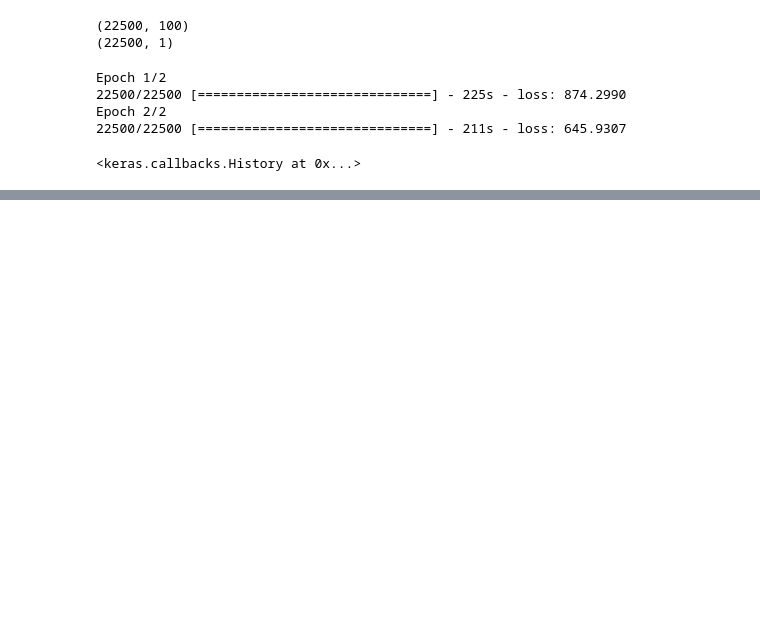
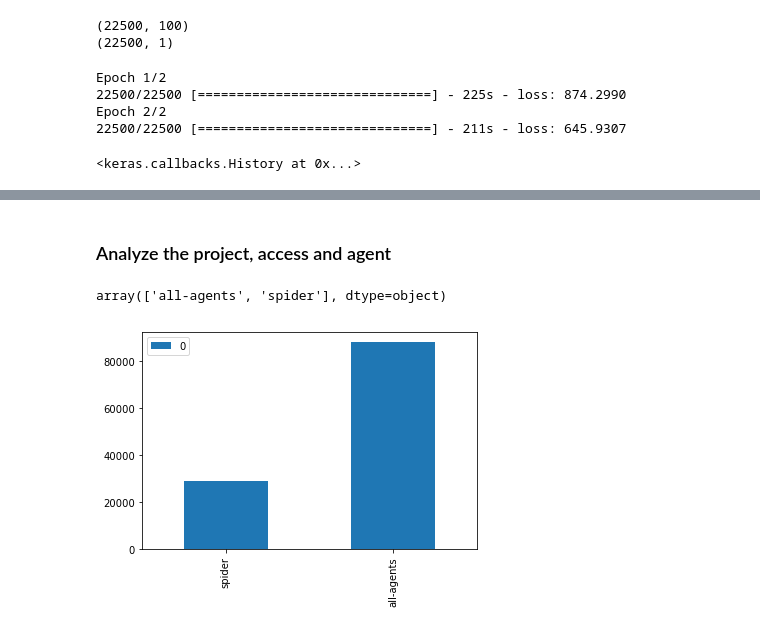
Before and after one commit to soniclavier/bigdata-notebook, a Jupyter notebook: datascience/rnn/Webtraffic_forecasting_LSTM.ipynb, the cells around one changed output, grey strips where cells are left out. Saved outputs shown, nothing was run; the diff lists cells and outputs as text; code cells hidden in the pictures; blank space fills up the shorter version.

```diff
--- a/datascience/rnn/Webtraffic_forecasting_LSTM.ipynb
+++ b/datascience/rnn/Webtraffic_forecasting_LSTM.ipynb
@@ -159,0 +161,5 @@ Epoch 2/2
+# %%
+training_set = training_set.drop('Page', 1)
+# %%
+train_new = pd.concat([training_set, df_new], axis = 1)
+train_new[0:5]
@@ -159,0 +184,2 @@ Epoch 2/2
+# %%
+train_no_na = train_new.dropna()
@@ -159,0 +200,16 @@ Epoch 2/2
+# %% [markdown]
+### Analyze the project, access and agent
+# %%
+np.unique(train_no_na.agent.values)
+# %% [output]
+array(['all-agents', 'spider'], dtype=object)
+# %%
+%matplotlib inline
+from collections import Counter
+def plothist(series):
+    counter = Counter(series.values)
+    pd.DataFrame.from_dict(counter, orient='index').plot(kind='bar')
+# %%
+plothist(train_no_na.agent)
+# %% [output]
+[figure, added]
```
Also changed, not shown: parts of 29 cells of this notebook.
